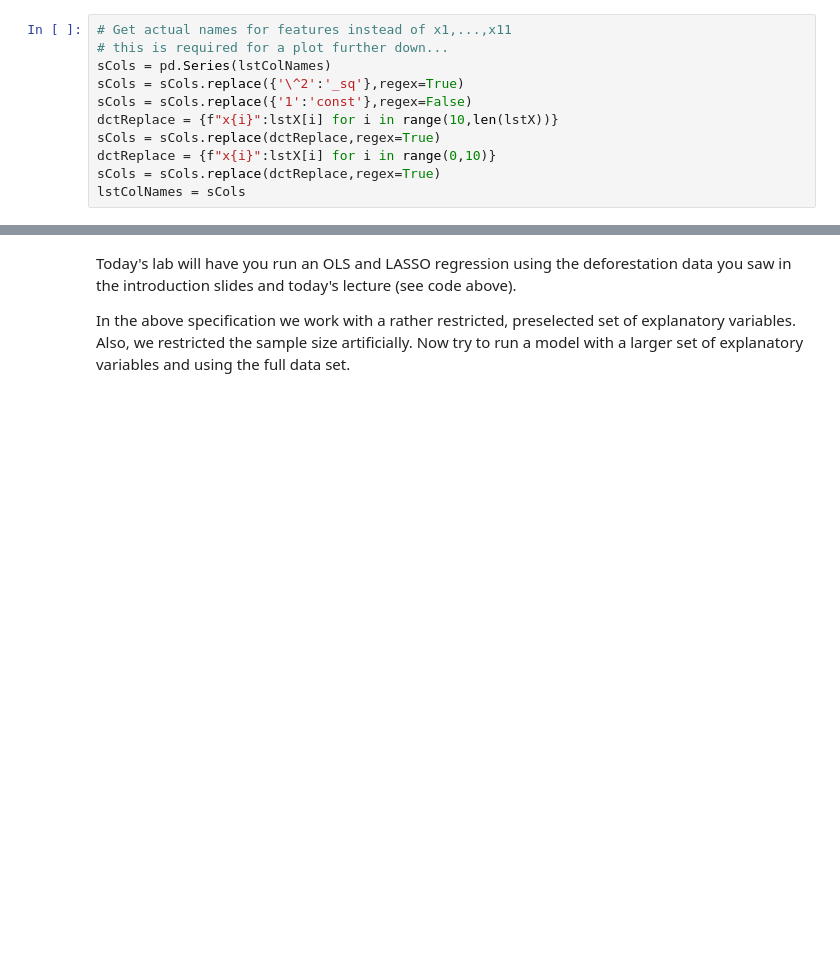
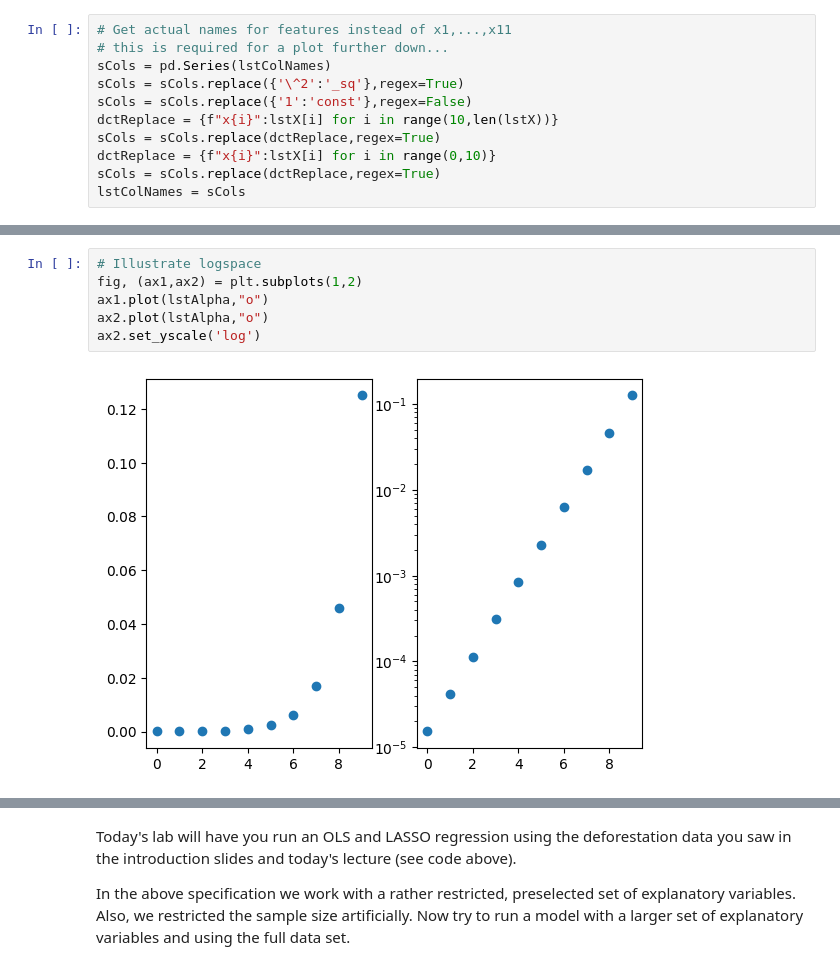
Before and after one commit to agpo-ilr-uni-bonn/PromotionskollegModule6800_2024, a Jupyter notebook: 6800_Day1.ipynb, the cells around one changed output, grey strips where cells are left out. Saved outputs shown, nothing was run; the diff lists cells and outputs as text; blank space fills up the shorter version.

```diff
--- a/6800_Day1.ipynb
+++ b/6800_Day1.ipynb
@@ -333,3 +444,11 @@ lstAlpha
+# %%
+# Illustrate logspace
+fig, (ax1,ax2) = plt.subplots(1,2)
+ax1.plot(lstAlpha,"o")
+ax2.plot(lstAlpha,"o")
+ax2.set_yscale('log')
+# %% [output]
+[figure, added]
 # %%
 # Now loop over the alphas, run a Lasso estimation and get the model stats
 # Note the alphas here are just the same as the penalty (lambda)
```
Also changed, not shown: parts of 45 cells of this notebook.
